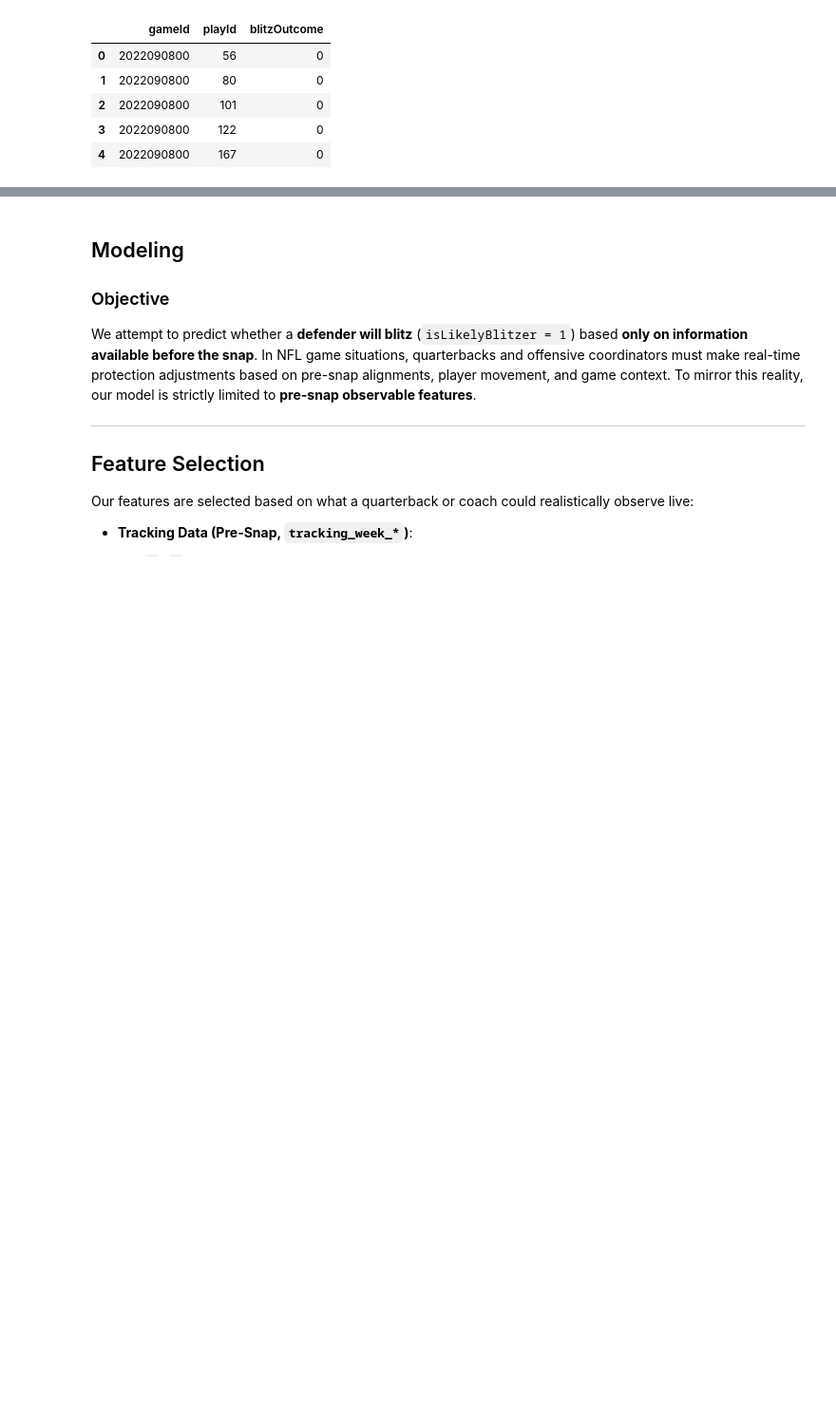
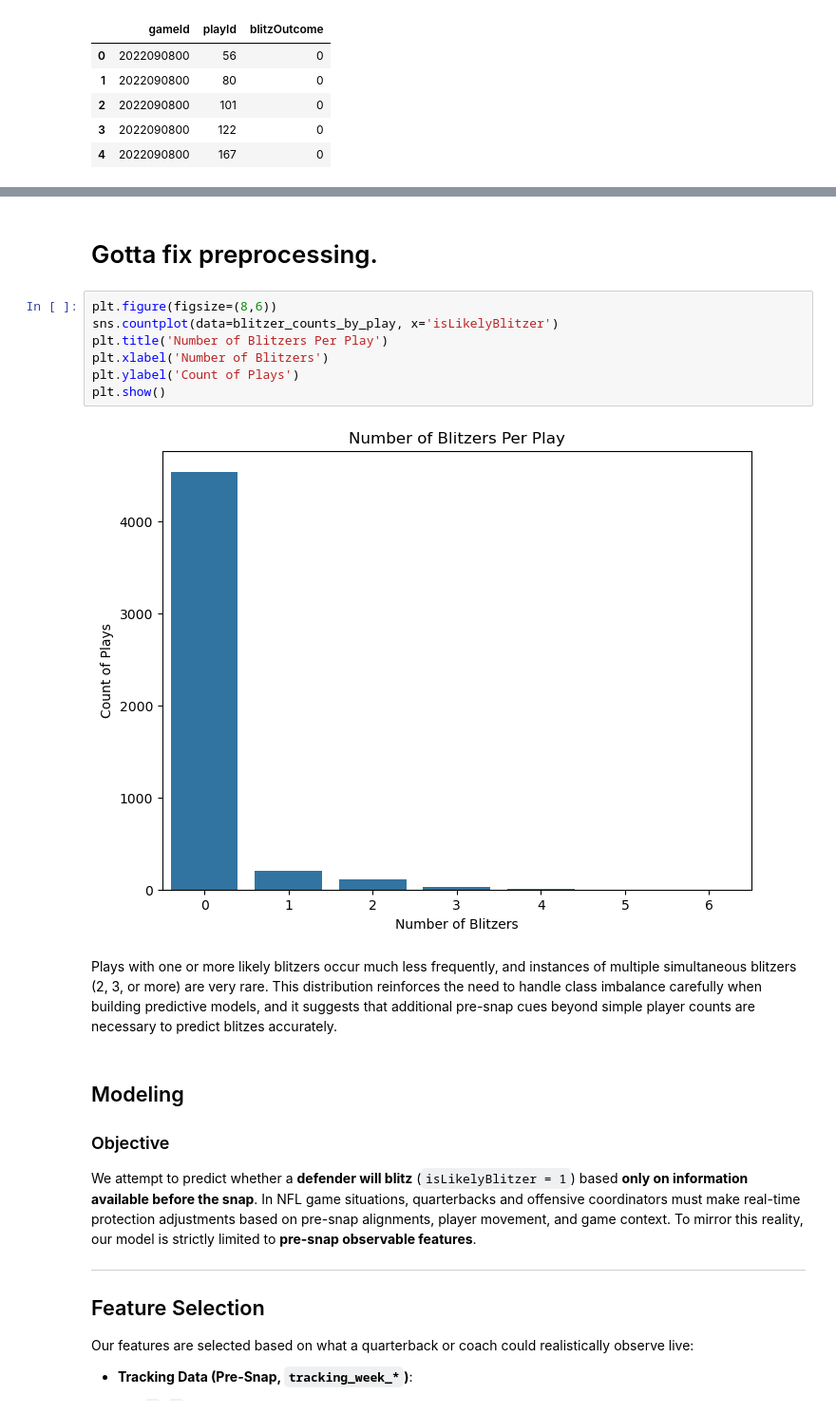
Before and after one commit to tgarity/blitzprediction, a Jupyter notebook: final_project.ipynb, the cells around one changed output, grey strips where cells are left out. Shown: that part at 95% size. Drawn from its saved outputs; the diff is of its cells as text; blank space fills up the shorter version.

Commit message:
Still need more work on EDA.

```diff
--- a/final_project.ipynb
+++ b/final_project.ipynb
@@ -710,3 +770,16 @@ blitz_outcome.head()
+# %% [markdown]
+# Gotta fix preprocessing.
+# %%
+plt.figure(figsize=(8,6))
+sns.countplot(data=blitzer_counts_by_play, x='isLikelyBlitzer')
+plt.title('Number of Blitzers Per Play')
+plt.xlabel('Number of Blitzers')
+plt.ylabel('Count of Plays')
+plt.show()
+# %% [output]
+[figure, added]
+# %% [markdown]
+Plays with one or more likely blitzers occur much less frequently, and instances of multiple simultaneous blitzers (2, 3, or more) are very rare. This distribution reinforces the need to handle class imbalance carefully when building predictive models, and it suggests that additional pre-snap cues beyond simple player counts are necessary to predict blitzes accurately.
 # %% [markdown]
 ## Modeling
 
```
Also changed, not shown: parts of 38 cells of this notebook, 1 other file.
